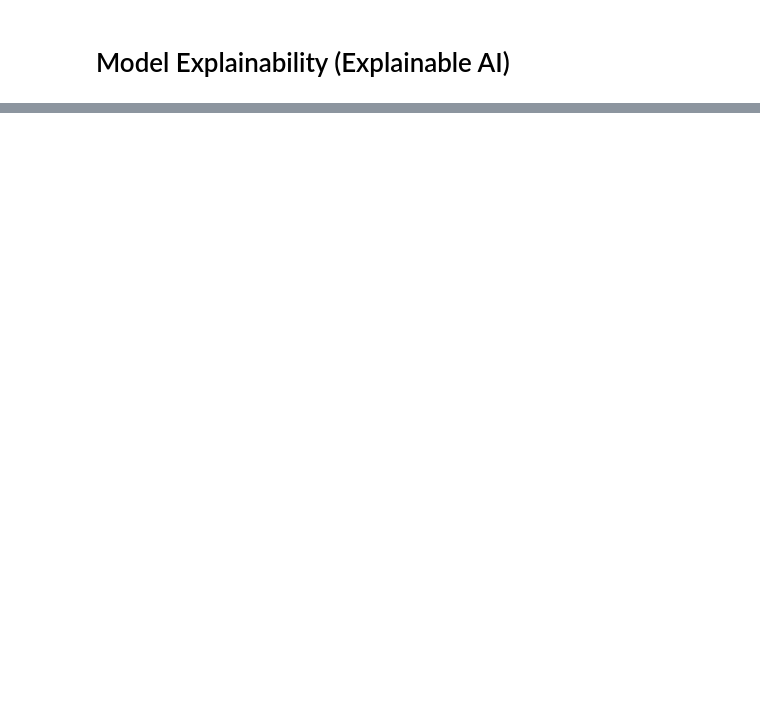
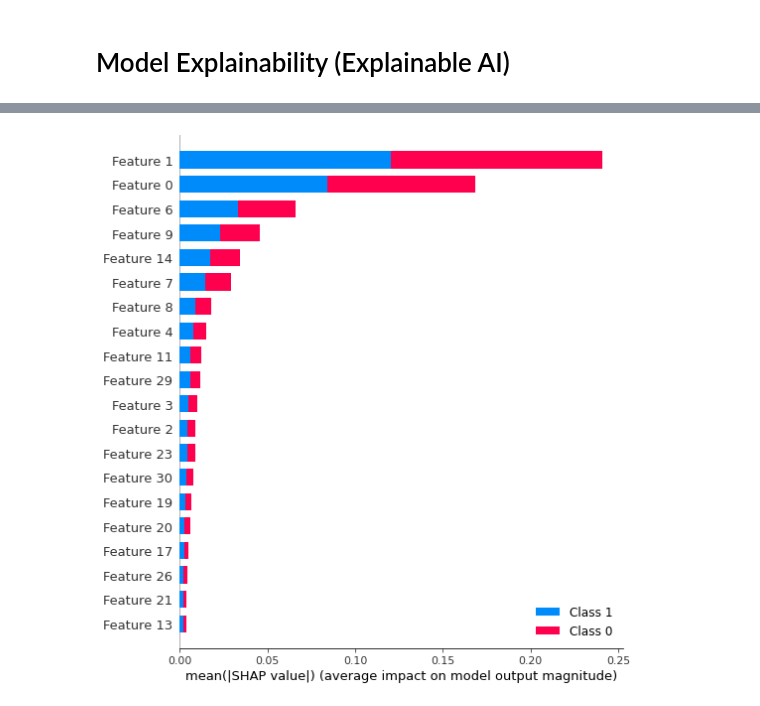
Before and after one commit to nalymugwe/The-MLC-Projects, a Jupyter notebook: Android_Malware_Detection.ipynb, the cells around one changed output, grey strips where cells are left out. Cells and saved outputs as stored; diff of their text form; code cells hidden in the pictures; blank space fills up the shorter version.

```diff
--- a/Android_Malware_Detection.ipynb
+++ b/Android_Malware_Detection.ipynb
@@ -341,0 +335,9 @@ Name: Class, dtype: int64
+# %%
+# Use the random search grid to search for best hyperparameters
+# Random search of parameters, using 5 fold cross validation,
+# search across 100 different combinations, and use all available cores
+classifier_random = RandomizedSearchCV(estimator = classifier, param_distributions = random_grid,
+                                       n_iter = 100, cv = 5, verbose=2, random_state=42, n_jobs = -1)
+
+# Fit the random search model
+classifier_random.fit(X_train, y_train)
@@ -341,0 +369,4 @@ Name: Class, dtype: int64
+# %%
+#Fit the model to the best estimators
+best_classifier = classifier_random.best_estimator_
+best_classifier.fit(X_train, y_train)
@@ -343,0 +422,8 @@ Name: Class, dtype: int64
+# %%
+explainer = shap.TreeExplainer(best_classifier)
+# %%
+shap_values = explainer.shap_values(X_test)
+# %%
+shap.summary_plot(shap_values, X_test)
+# %% [output]
+[figure, added]
```
Also changed, not shown: parts of 49 cells of this notebook.
